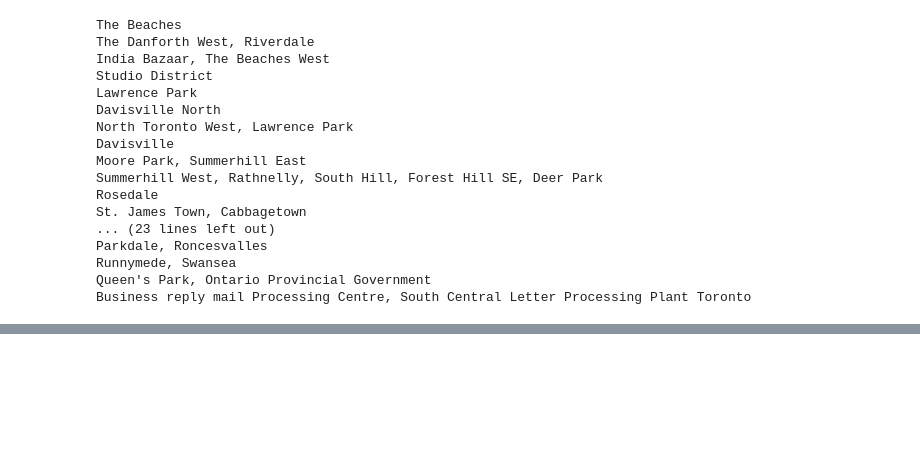
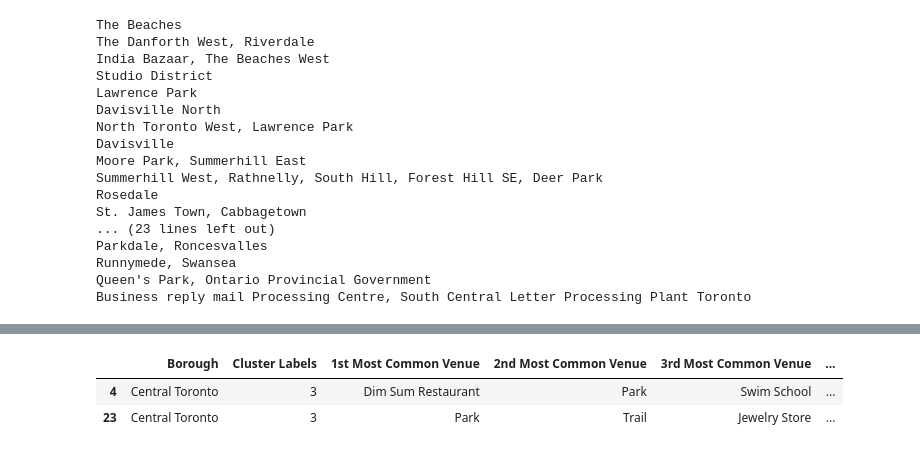
Before and after one commit to KazYokohama/Coursera-capstone-project, a Jupyter notebook: Segment and Cluster Neighborhoods in Toronto.ipynb, the cells around one changed output, grey strips where cells are left out. Saved outputs shown, nothing was run; the diff lists cells and outputs as text; code cells hidden in the pictures; blank space fills up the shorter version.

```diff
--- a/Segment and Cluster Neighborhoods in Toronto.ipynb
+++ b/Segment and Cluster Neighborhoods in Toronto.ipynb
@@ -555,0 +636,7 @@ toronto_merged.head()
+# %%
+# Cluster Label 3: Ethnic Borough
+toronto_merged.loc[toronto_merged['Cluster Labels'] == 3, toronto_merged.columns[[1] + list(range(5, toronto_merged.shape[1]))]]
+# %% [output]
+|  | Borough | Cluster Labels | 1st Most Common Venue | 2nd Most Common Venue | 3rd Most Common Venue | ... |
+| 4 | Central Toronto | 3 | Dim Sum Restaurant | Park | Swim School | ... |
+| 23 | Central Toronto | 3 | Park | Trail | Jewelry Store | ... |
```
Also changed, not shown: parts of 22 cells of this notebook.
